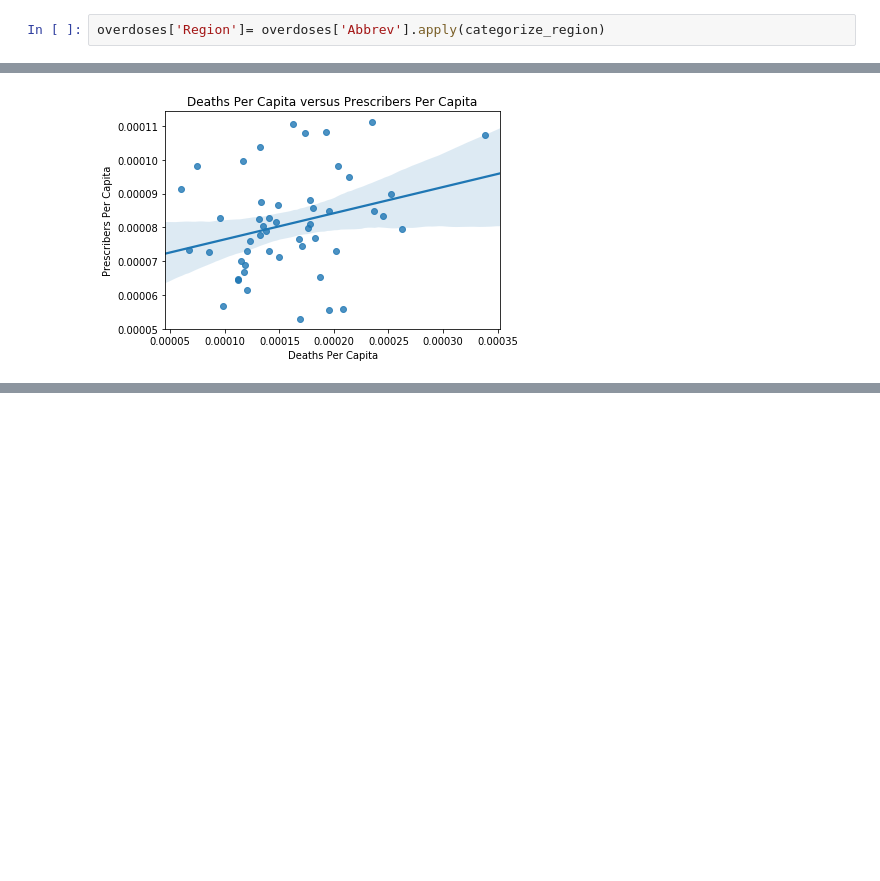
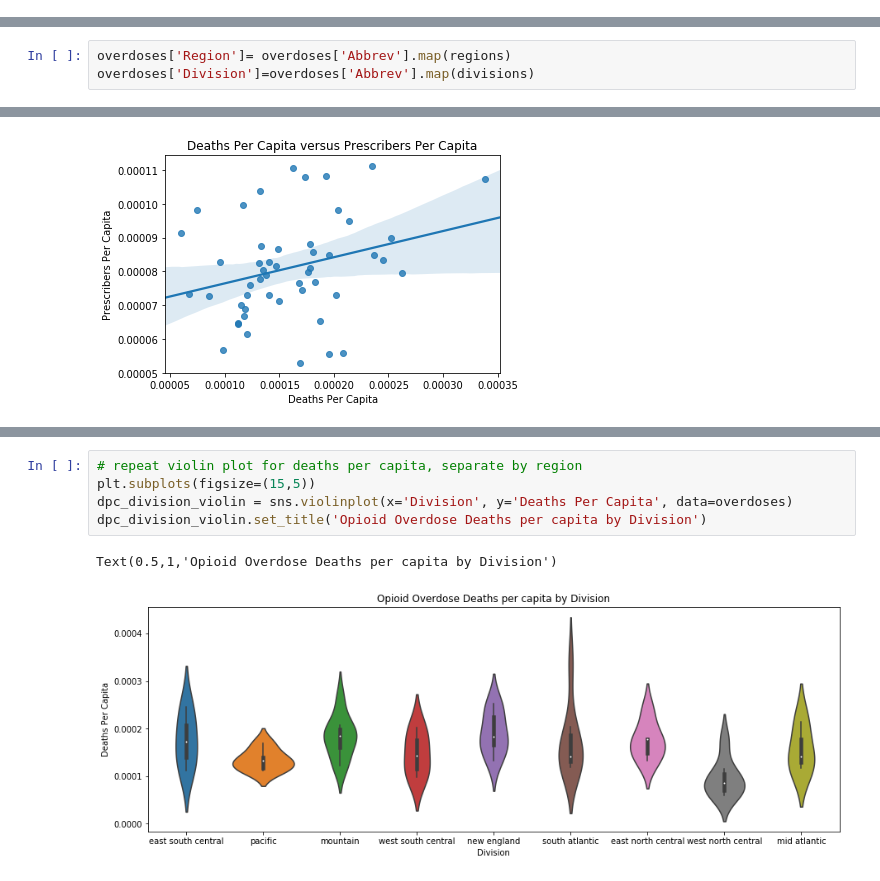
Before and after one commit to ryatchak/springboard, a Jupyter notebook: sandbox/us_opiatedata_kaggle.ipynb, the cells around one changed output, grey strips where cells are left out. Drawn from its saved outputs; the diff is of its cells as text; blank space fills up the shorter version.

```diff
--- a/sandbox/us_opiatedata_kaggle.ipynb
+++ b/sandbox/us_opiatedata_kaggle.ipynb
@@ -151,2 +169,0 @@ def categorize_region(abbrev):
-# %%
-overdoses['Region']= overdoses['Abbrev'].apply(categorize_region)
@@ -158,0 +170,3 @@ overdoses.loc[overdoses['Region']== 'no_region']
+# %%
+overdoses['Region']= overdoses['Abbrev'].map(regions)
+overdoses['Division']=overdoses['Abbrev'].map(divisions)
@@ -213,3 +267,11 @@ Text(0.5,1,'Opioid Overdose Deaths per capita by region')
+# %%
+# repeat violin plot for deaths per capita, separate by region
+plt.subplots(figsize=(15,5))
+dpc_division_violin = sns.violinplot(x='Division', y='Deaths Per Capita', data=overdoses)
+dpc_division_violin.set_title('Opioid Overdose Deaths per capita by Division')
+# %% [output]
+Text(0.5,1,'Opioid Overdose Deaths per capita by Division')
+[figure, added]
 # %%
 # prescribers per capita by region
 prescriber_region_violin = sns.violinplot(x='Region', y='Prescribers Per Capita', data=overdoses)
```
Also changed, not shown: parts of 12 cells of this notebook.
